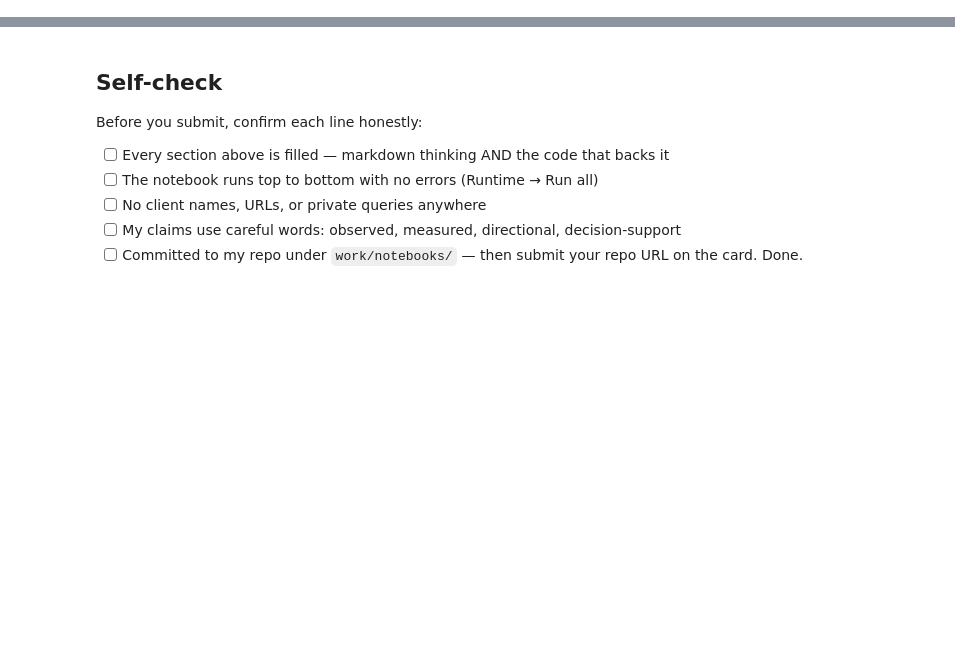
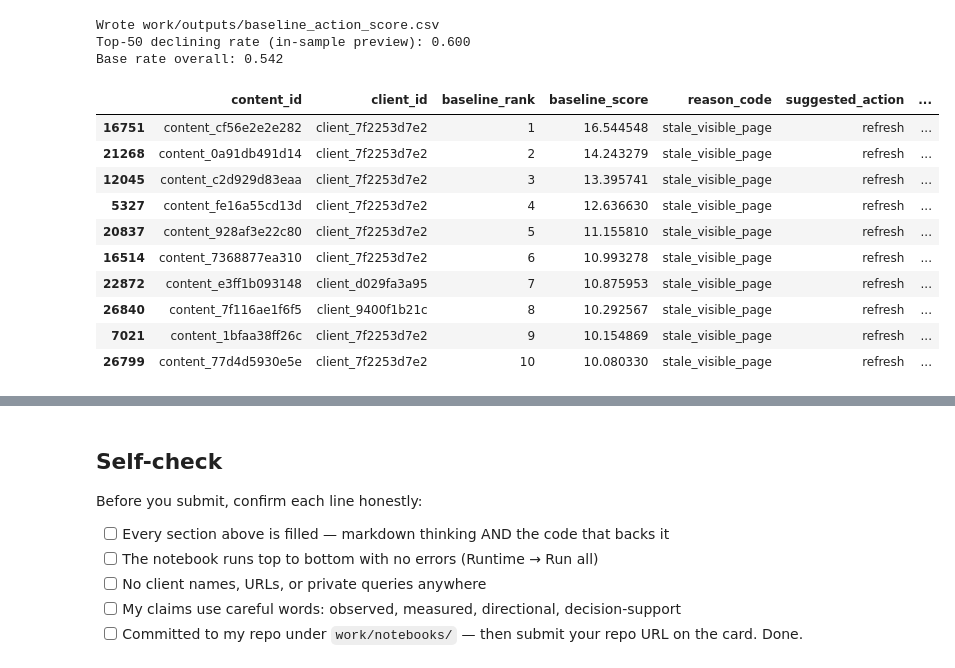
Before and after one commit to abdulwasay45/flyrankinternship, a Jupyter notebook: work/notebooks/w04_baseline_score.ipynb, the cells around one changed output, grey strips where cells are left out. Drawn from its saved outputs; the diff is of its cells as text; code cells hidden in the pictures; blank space fills up the shorter version.

```diff
--- a/work/notebooks/w04_baseline_score.ipynb
+++ b/work/notebooks/w04_baseline_score.ipynb
@@ -12,0 +111,77 @@ This skeleton is yours to fill. Work the sections **in order** — each one has
+# %%
+# This cell is for CODE (numbers, a query, a check).
+# Write your text answer in the cell ABOVE this one — typing sentences here breaks Run All.
+# ============================================================
+# Encode ONE transparent rule
+# ============================================================
+df = df.copy()
+
+# Conditions (knowable at decision time)
+stale   = (df["days_since_last_update"] >= 180).astype(int)
+visible = (df["impressions_90d"] >= 500).astype(int)
+low_ctr = (
+    (df["impressions_90d"] >= 500) &
+    (df["avg_position"] > 0) & (df["avg_position"] <= 20) &
+    (df["ctr"] < 0.5)
+).astype(int)
+
+# Score: readable on purpose
+df["baseline_score"] = (
+    stale * visible * np.log1p(df["impressions_90d"])
+    + low_ctr * np.log1p(df["impressions_90d"]) * 0.5
+)
+
+# Primary reason code (one main reason)
+def primary_reason(row):
+    if row["days_since_last_update"] >= 180 and row["impressions_90d"] >= 500:
+        return "stale_visible_page"
+    if (row["impressions_90d"] >= 500 and
+        0 < row["avg_position"] <= 20 and
+        row["ctr"] < 0.5):
+        return "low_ctr_visible_page"
+    return "general_refresh_review"
+
+df["reason_code"] = df.apply(primary_reason, axis=1)
+
+# Action label
+def action_label(reason):
+    if reason == "stale_visible_page":
+        return "refresh"
+    if reason == "low_ctr_visible_page":
+        return "refresh_and_review_ctr"
+    return "monitor"
+
+df["suggested_action"] = df["reason_code"].map(action_label)
+
+# Rank
+df["baseline_rank"] = df["baseline_score"].rank(method="first", ascending=False).astype(int)
+queue = df.sort_values("baseline_rank").copy()
+
+# Write the CSV (stays out of git by design — CI blocks data files)
+os.makedirs("work/outputs", exist_ok=True)
+out_cols = [
+    "content_id", "client_id", "baseline_rank", "baseline_score",
+    "reason_code", "suggested_action", "is_declining_label",
+    "impressions_90d", "days_since_last_update", "avg_position", "ctr",
+    "trend_direction"
+]
+queue[out_cols].to_csv("work/outputs/baseline_action_score.csv", index=False)
+print("Wrote work/outputs/baseline_action_score.csv")
+print(f"Top-50 declining rate (in-sample preview): {queue.head(50)['is_declining_label'].mean():.3f}")
+print(f"Base rate overall: {df['is_declining_label'].mean():.3f}")
+queue[out_cols].head(10)
+# %% [output]
+Wrote work/outputs/baseline_action_score.csv
+Top-50 declining rate (in-sample preview): 0.600
+Base rate overall: 0.542
+|  | content_id | client_id | baseline_rank | baseline_score | reason_code | suggested_action | ... |
+| 16751 | content_cf56e2e2e282 | client_7f2253d7e2 | 1 | 16.544548 | stale_visible_page | refresh | ... |
+| 21268 | content_0a91db491d14 | client_7f2253d7e2 | 2 | 14.243279 | stale_visible_page | refresh | ... |
+| 12045 | content_c2d929d83eaa | client_7f2253d7e2 | 3 | 13.395741 | stale_visible_page | refresh | ... |
+| 5327 | content_fe16a55cd13d | client_7f2253d7e2 | 4 | 12.636630 | stale_visible_page | refresh | ... |
+| 20837 | content_928af3e22c80 | client_7f2253d7e2 | 5 | 11.155810 | stale_visible_page | refresh | ... |
+| 16514 | content_7368877ea310 | client_7f2253d7e2 | 6 | 10.993278 | stale_visible_page | refresh | ... |
+| 22872 | content_e3ff1b093148 | client_d029fa3a95 | 7 | 10.875953 | stale_visible_page | refresh | ... |
+| 26840 | content_7f116ae1f6f5 | client_9400f1b21c | 8 | 10.292567 | stale_visible_page | refresh | ... |
+| 7021 | content_1bfaa38ff26c | client_7f2253d7e2 | 9 | 10.154869 | stale_visible_page | refresh | ... |
+| 26799 | content_77d4d5930e5e | client_7f2253d7e2 | 10 | 10.080330 | stale_visible_page | refresh | ... |
```
Also changed, not shown: parts of 14 cells of this notebook.
